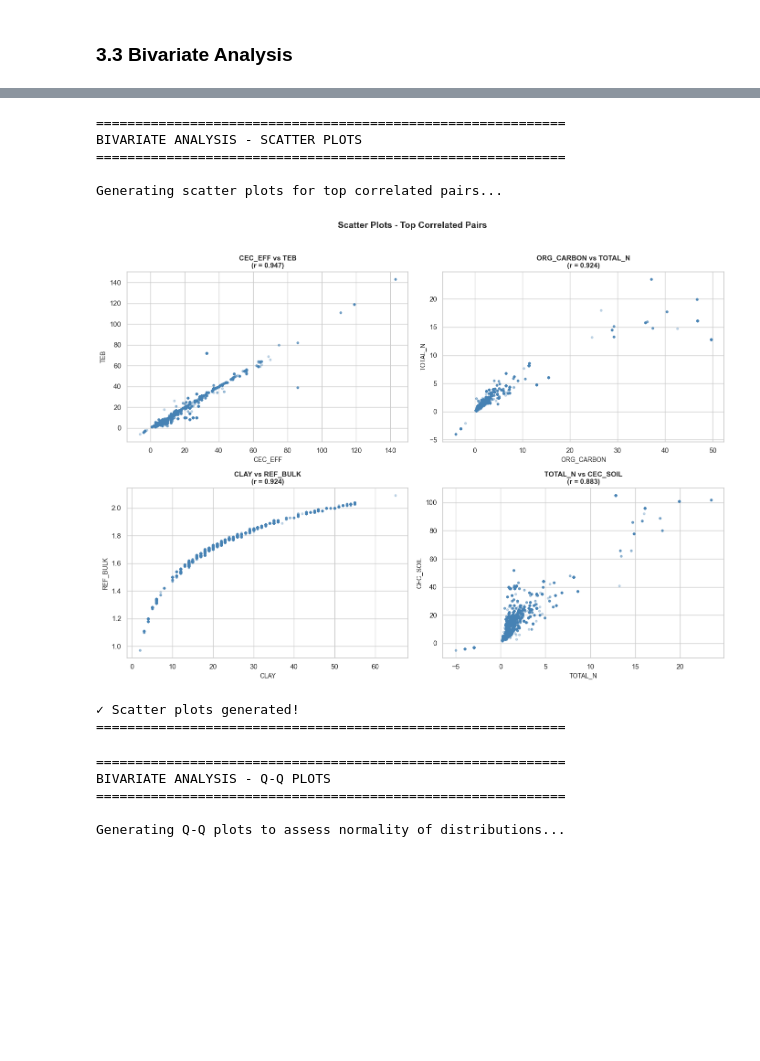
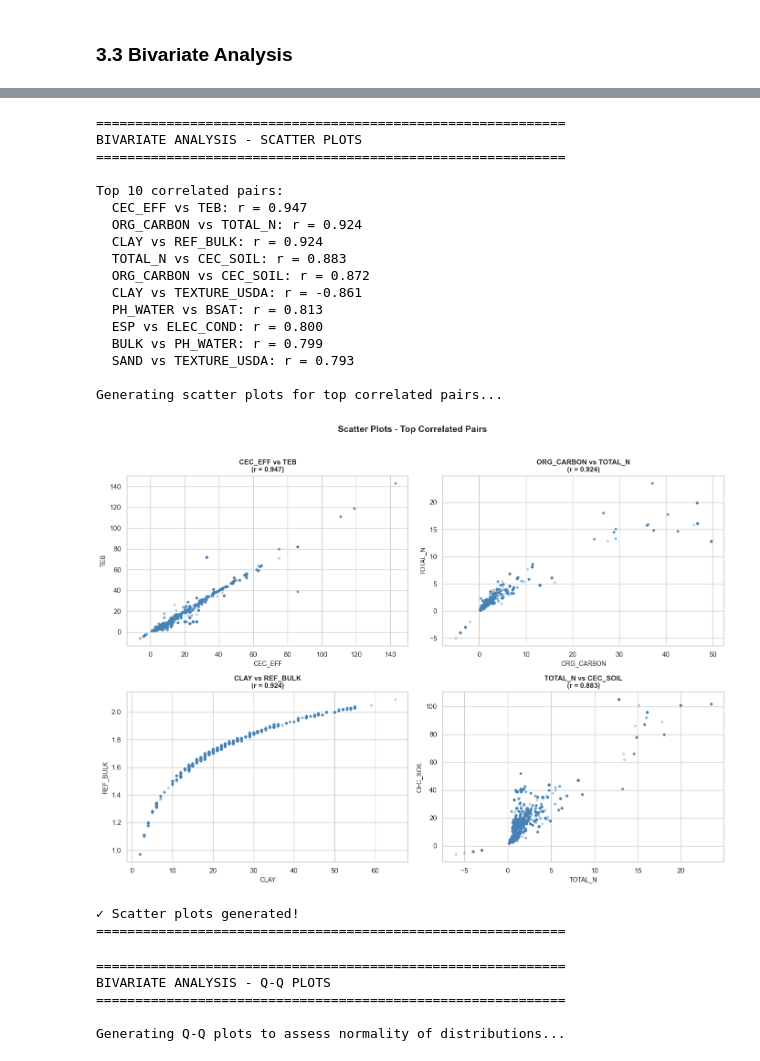
Before and after one commit to BESSAI-Tayeb/forest-fires-algeria-tunisia-analysis, a Jupyter notebook: analysis/analysis/soil.ipynb, the cells around one changed output, grey strips where cells are left out. Cells and saved outputs as stored; diff of their text form; code cells hidden in the pictures; blank space fills up the shorter version.

Commit message:
soil

```diff
--- a/analysis/analysis/soil.ipynb
+++ b/analysis/analysis/soil.ipynb
@@ -678,6 +639,29 @@ Top 10 correlated pairs:
 print("="*60)
 print("BIVARIATE ANALYSIS - SCATTER PLOTS")
 print("="*60)
+
+# First, compute correlation matrix and get top correlated pairs
+numeric_df = df_soil.select_dtypes(include=[np.number]).copy()
+# Replace sentinel values with NaN for correlation analysis
+numeric_df = numeric_df.replace([-9, -1, -99, -999], np.nan)
+
+corr_matrix = numeric_df.corr()
+
+# Get top correlated pairs (excluding self-correlations)
+corr_pairs = []
+for i, col1 in enumerate(corr_matrix.columns):
+    for j, col2 in enumerate(corr_matrix.columns):
+        if i < j:  # Only upper triangle
+            corr_val = corr_matrix.loc[col1, col2]
+            if not np.isnan(corr_val):
+                corr_pairs.append((col1, col2, corr_val, abs(corr_val)))
+
+# Sort by absolute correlation (descending)
+corr_pairs.sort(key=lambda x: x[3], reverse=True)
+
+print(f"\nTop 10 correlated pairs:")
+for col1, col2, corr_val, _ in corr_pairs[:10]:
+    print(f"  {col1} vs {col2}: r = {corr_val:.3f}")
 
 # Plot scatter plots for top 4 correlated pairs
 print("\nGenerating scatter plots for top correlated pairs...")
@@ -688,34 +672,46 @@ axes = axes.flatten()
 for idx, (col1, col2, corr_val, _) in enumerate(corr_pairs[:4]):
     ax = axes[idx]
     # Get clean data for both columns
     mask = numeric_df[[col1, col2]].notna().all(axis=1)
     x_data = numeric_df.loc[mask, col1]
     y_data = numeric_df.loc[mask, col2]
 
     # Sample if too many points
     if len(x_data) > 5000:
         sample_idx = np.random.choice(len(x_data), 5000, replace=False)
         x_data = x_data.iloc[sample_idx]
         y_data = y_data.iloc[sample_idx]
 
     ax.scatter(x_data, y_data, alpha=0.3, s=10, c='steelblue')
     ax.set_xlabel(col1, fontsize=10)
     ax.set_ylabel(col2, fontsize=10)
     ax.set_title(f'{col1} vs {col2}\n(r = {corr_val:.3f})', fontsize=11, fontweight='bold')
 
 plt.suptitle('Scatter Plots - Top Correlated Pairs', fontsize=14, fontweight='bold', y=1.02)
 plt.tight_layout()
 plt.show()
 
 print("\n✓ Scatter plots generated!")
 print("="*60)
 # %% [output]
 ============================================================
 BIVARIATE ANALYSIS - SCATTER PLOTS
 ============================================================
 
+Top 10 correlated pairs:
+  CEC_EFF vs TEB: r = 0.947
+  ORG_CARBON vs TOTAL_N: r = 0.924
+  CLAY vs REF_BULK: r = 0.924
+  TOTAL_N vs CEC_SOIL: r = 0.883
+  ORG_CARBON vs CEC_SOIL: r = 0.872
+  CLAY vs TEXTURE_USDA: r = -0.861
+  PH_WATER vs BSAT: r = 0.813
+  ESP vs ELEC_COND: r = 0.800
+  BULK vs PH_WATER: r = 0.799
+  SAND vs TEXTURE_USDA: r = 0.793
+
 Generating scatter plots for top correlated pairs...
-[figure, old version]
+[figure, new version]
 ✓ Scatter plots generated!
 ============================================================
 # %%
```
Also changed, not shown: parts of 7 cells of this notebook.
